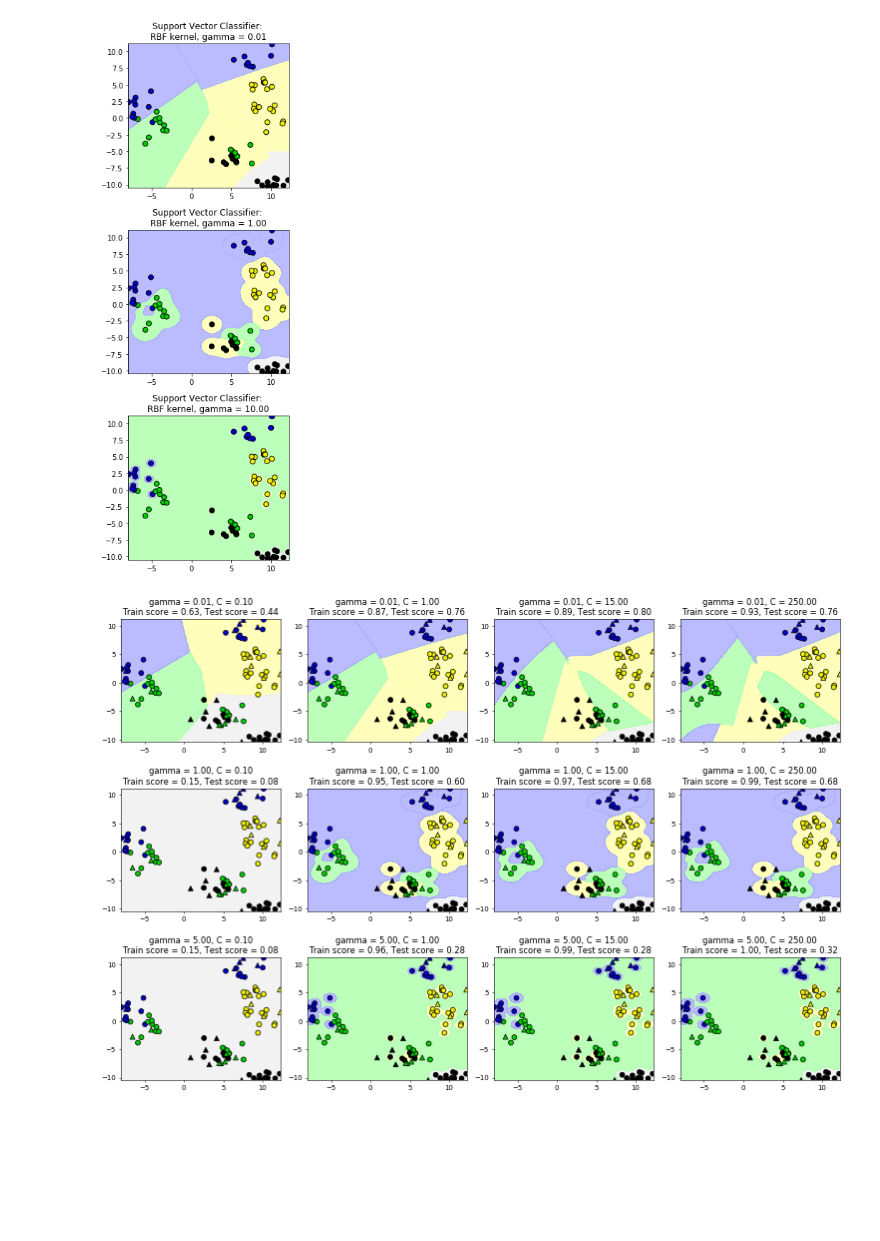
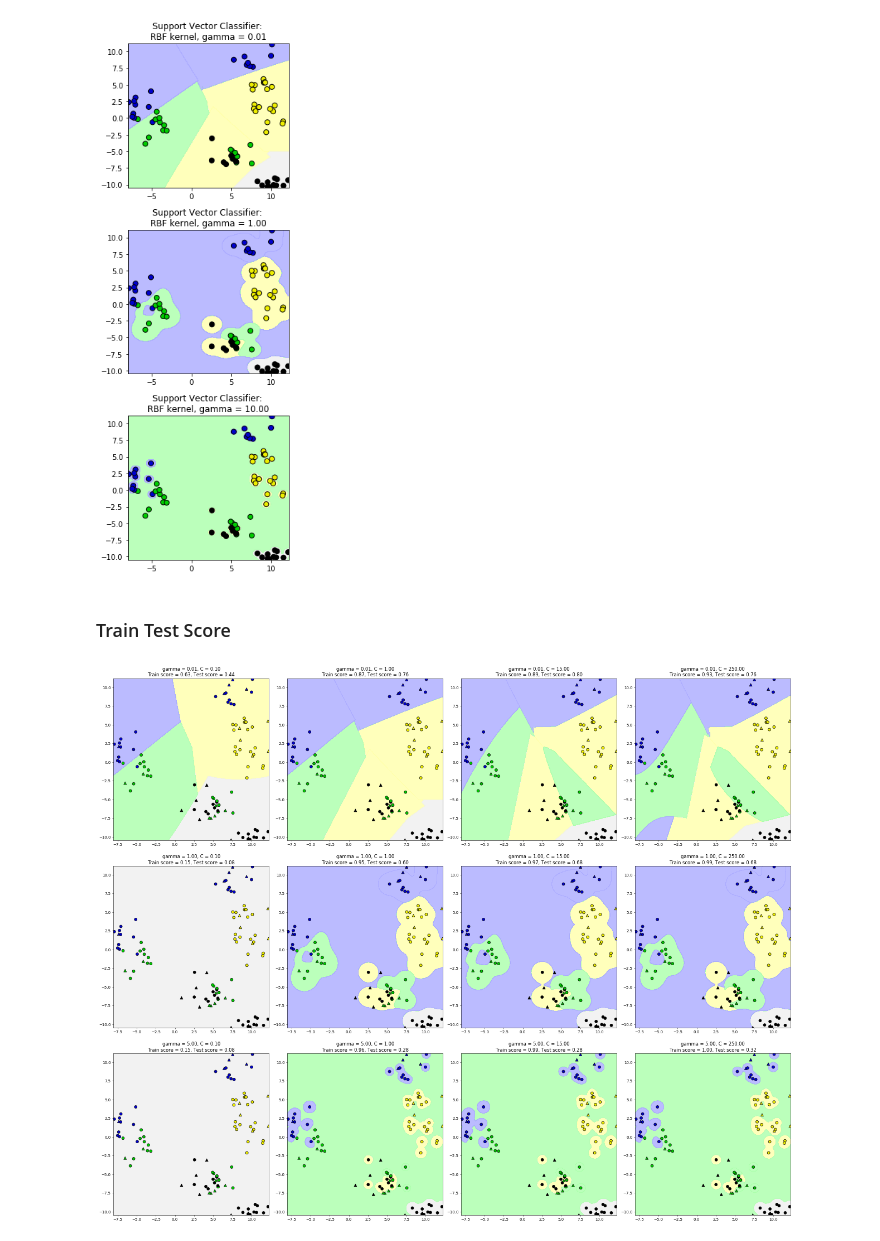
Before and after one commit to ronikdhakar/Hospital-Dataset, a Jupyter notebook: pnuemonia dataset.ipynb, the cells around one changed output. Saved outputs shown, nothing was run; the diff lists cells and outputs as text; code cells hidden in the pictures; blank space fills up the shorter version.

```diff
--- a/pnuemonia dataset.ipynb
+++ b/pnuemonia dataset.ipynb
@@ -67,13 +67,12 @@ plot_class_regions_for_classifier_subplot(clf, X_train, y_train, None, None, tit
 from sklearn.svm import LinearSVC
 from adspy_shared_utilities import plot_class_regions_for_classifier
 
-X_train, X_test, y_train, y_test = train_test_split(X_C2, y_C2, random_state = 0)
+X_train, X_test, y_train, y_test = train_test_split(X_pnuemonia, y_pnuemonia, random_state = 0)
 fig, subaxes = pt.subplots(1, 2, figsize=(8, 4))
 
 for this_C, subplot in zip([0.00001, 100], subaxes):
     clf = LinearSVC(C=this_C).fit(X_train, y_train)
     title = 'Linear SVC, C = {:.5f}'.format(this_C)
-    plot_class_regions_for_classifier_subplot(clf, X_train, y_train,
-                                             None, None, title, subplot)
+    plot_class_regions_for_classifier_subplot(clf, X_train, y_train,None, None, title,subplot)
 pt.tight_layout()
 # %% [output]
@@ -81,13 +82,11 @@ pt.tight_layout()
 # %%
 from sklearn.svm import LinearSVC
-X_train, X_test, y_train, y_test = train_test_split(X_C2, y_C2, random_state = 0)
+X_train, X_test, y_train, y_test = train_test_split(X_pnuemonia, y_pnuemonia, random_state = 0)
 
 clf = LinearSVC().fit(X_train, y_train)
 print('Pnuemonia dataset')
-print('Accuracy of Linear SVC classifier on training set: {:.2f}'
-     .format(clf.score(X_train, y_train)))
-print('Accuracy of Linear SVC classifier on test set: {:.2f}'
-     .format(clf.score(X_test, y_test)))
+print('Accuracy of Linear SVC classifier on training set: {:.2f}'.format(clf.score(X_train, y_train)))
+print('Accuracy of Linear SVC classifier on test set: {:.2f}'.format(clf.score(X_test, y_test)))
 # %% [output]
 Pnuemonia dataset
 Accuracy of Linear SVC classifier on training set: 0.81
@@ -96,20 +97,15 @@ Accuracy of Linear SVC classifier on test set: 0.84
 from sklearn.svm import SVC
 from adspy_shared_utilities import plot_class_regions_for_classifier
 
-X_D2, y_D2 = make_blobs(n_samples = 100, n_features = 2, centers = 8,
-                       cluster_std = 1.3, random_state = 4)
+X_pnuemonia_1, y_pnuemonia_1 = make_blobs(n_samples = 100, n_features = 2, centers = 8,cluster_std = 1.3, random_state = 4)
 
-X_train, X_test, y_train, y_test = train_test_split(X_D2, y_D2, random_state = 0)
+X_train, X_test, y_train, y_test = train_test_split(X_pnuemonia_1, y_pnuemonia_1, random_state = 0)
 
 # The default SVC kernel is radial basis function (RBF)
-plot_class_regions_for_classifier(SVC().fit(X_train, y_train),
-                                 X_train, y_train, None, None,
-                                 'Support Vector Classifier: RBF kernel')
+plot_class_regions_for_classifier(SVC().fit(X_train, y_train),X_train, y_train, None, None,'Support Vector Classifier: RBF kernel')
 
 # Compare decision boundries with polynomial kernel, degree = 3
-plot_class_regions_for_classifier(SVC(kernel = 'poly', degree = 3)
-                                 .fit(X_train, y_train), X_train,
-                                 y_train, None, None,
+plot_class_regions_for_classifier(SVC(kernel = 'poly', degree = 3).fit(X_train, y_train), X_train,y_train, None, None,
                                  'Support Vector Classifier: Polynomial kernel, degree = 3')
 # %% [output]
 [figure]
@@ -117,7 +113,7 @@ plot_class_regions_for_classifier(SVC(kernel = 'poly', degree = 3)
 # %%
 from adspy_shared_utilities import plot_class_regions_for_classifier
 
-X_train, X_test, y_train, y_test = train_test_split(X_D2, y_D2, random_state = 0)
+X_train, X_test, y_train, y_test = train_test_split(X_pnuemonia_1, y_pnuemonia_1, random_state = 0)
 fig, subaxes = pt.subplots(3, 1, figsize=(4, 11))
 
 for this_gamma, subplot in zip([0.01, 1.0, 10.0], subaxes):
@@ -128,25 +124,24 @@ for this_gamma, subplot in zip([0.01, 1.0, 10.0], subaxes):
     pt.tight_layout()
 # %% [output]
 [figure]
+# %% [markdown]
+### Train Test Score
 # %%
 from sklearn.svm import SVC
 from adspy_shared_utilities import plot_class_regions_for_classifier_subplot
 
 from sklearn.model_selection import train_test_split
 
 
-X_train, X_test, y_train, y_test = train_test_split(X_D2, y_D2, random_state = 0)
-fig, subaxes = pt.subplots(3, 4, figsize=(15, 10), dpi=50)
+X_train, X_test, y_train, y_test = train_test_split(X_pnuemonia_1, y_pnuemonia_1, random_state = 0)
+fig, subaxes = pt.subplots(3, 4, figsize=(25, 20), dpi=50)
 
 for this_gamma, this_axis in zip([0.01, 1, 5], subaxes):
 
     for this_C, subplot in zip([0.1, 1, 15, 250], this_axis):
         title = 'gamma = {:.2f}, C = {:.2f}'.format(this_gamma, this_C)
-        clf = SVC(kernel = 'rbf', gamma = this_gamma,
-                 C = this_C).fit(X_train, y_train)
-        plot_class_regions_for_classifier_subplot(clf, X_train, y_train,
-                                                 X_test, y_test, title,
-                                                 subplot)
+        clf = SVC(kernel = 'rbf', gamma = this_gamma,C = this_C).fit(X_train, y_train)
+        plot_class_regions_for_classifier_subplot(clf, X_train, y_train,X_test, y_test, title,subplot)
         pt.tight_layout(pad=0.4, w_pad=0.5, h_pad=2.0)
 # %% [output]
-[figure, old version]
+[figure, new version]
```
Also changed, not shown: parts of 16 cells of this notebook.
